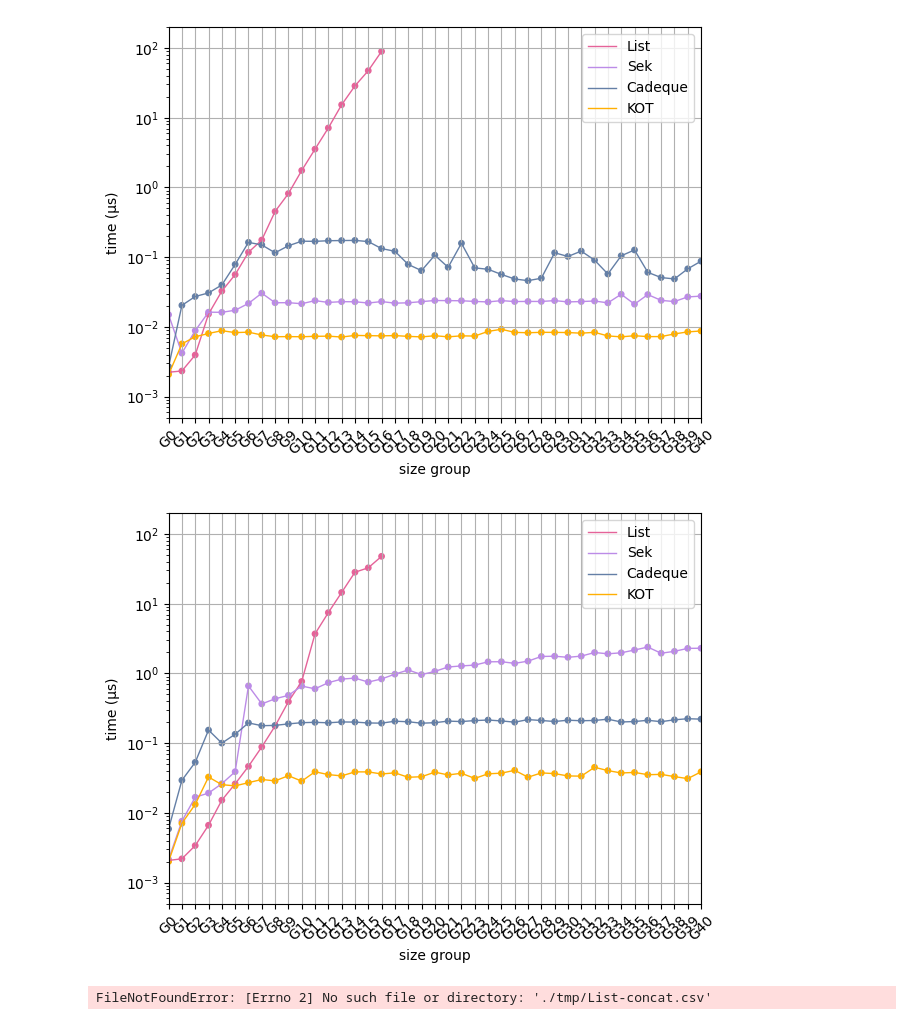
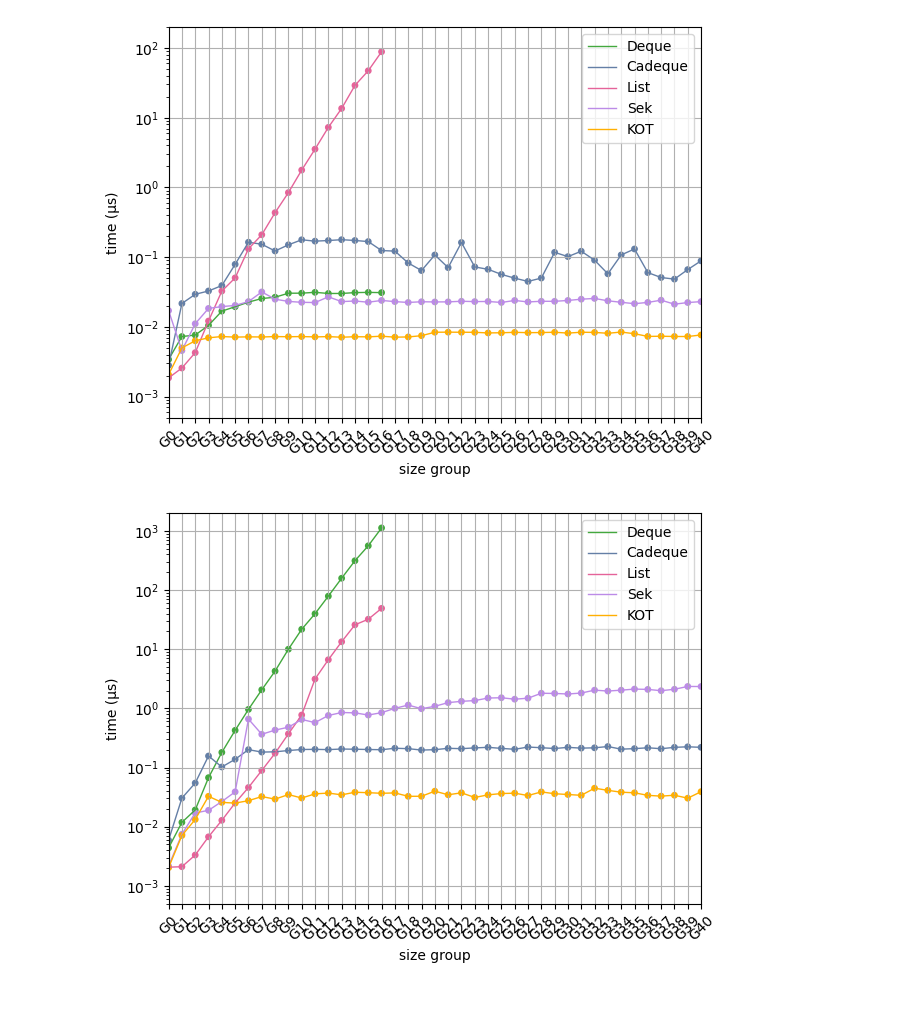
Before and after one commit to JulesViennotFranca/VerifiedCatenableDeque, a Jupyter notebook: bench/graphics.ipynb, the cells around one changed output. Cells and saved outputs as stored; diff of their text form; code cells hidden in the pictures.

Commit message:
Change the command line convention. Restore Deque and Steque as legal arguments.

```diff
--- a/bench/graphics.ipynb
+++ b/bench/graphics.ipynb
@@ -9,7 +9,7 @@ import matplotlib.ticker as mticker
 list = ("List", "#E56399")
 listrev = ("ListRev", "#E66363")
 sek = ("Sek", "#BC8BE7")
-deque = ("Deque", "#7FD1B9")
+deque = ("Deque", "#43A83E")
 steque = ("Steque", "#72A8B0")
 cadeque = ("Cadeque", "#647FA6")
 kot = ("KOT", "#FFAF02")
@@ -146,5 +146,8 @@ def plot_time_data_3D(data, data_structures, view=None):
         ax.view_init(**view)
 
     plt.show()
+
+# The data structures that we want to show.
+all = [deque, cadeque, list, sek, kot]
 # %%
 # Graph for push
@@ -167,22 +170,21 @@ plot_time_data_2D("./tmp/inject.pdf", data, [list, sek, cadeque, kot], 2.0e2, sc
 # %%
 # Graph for eject
-data = concat_read_data([list, sek, cadeque, kot], "eject")
-plot_time_data_2D("./tmp/eject.pdf", data, [list, sek, cadeque, kot], 2.0e2, scale='log')
+data = concat_read_data(all, "eject")
+plot_time_data_2D("./tmp/eject.pdf", data, all, 2.0e2, scale='log')
 # %% [output]
-[figure, old version]
+[figure, new version]
 # %%
 # Graph for concat (on the diagonal: the two arguments have roughly equal sizes)
-data = concat_read_data([list, sek, cadeque, kot], "concat-diagonal")
-plot_time_data_2D("./tmp/concat.pdf", data, [list, sek, cadeque, kot], 2.0e2, scale='log')
+data = concat_read_data(all, "concat-diagonal")
+plot_time_data_2D("./tmp/concat.pdf", data, all, 2.0e3, scale='log')
 # %% [output]
-[figure, old version]
+[figure, new version]
 # %%
 # Graph for concat
-data = concat_read_data([list, sek, cadeque, kot], "concat")
-view = {"elev" : 0, "azim" : 90, "roll" : 0}
-# plot_time_data_3D(data, [list, sek, steque, cadeque, kot], view)
-plot_time_data_3D(data, [sek, cadeque], view)
-# plot_time_data_3D(data, [list, deque])
-plot_time_data_3D(data, [list, cadeque, kot])
+if False:
+  data = concat_read_data([list, sek, cadeque, kot], "concat")
+  view = {"elev" : 0, "azim" : 90, "roll" : 0}
+  # plot_time_data_3D(data, [list, sek, steque, cadeque, kot], view)
+  plot_time_data_3D(data, [sek, cadeque], view)
+  # plot_time_data_3D(data, [list, deque])
+  plot_time_data_3D(data, [list, cadeque, kot])
-# %% [output]
-FileNotFoundError: [Errno 2] No such file or directory: './tmp/List-concat.csv'
```
Also changed, not shown: parts of 3 cells of this notebook, 2 other files.
